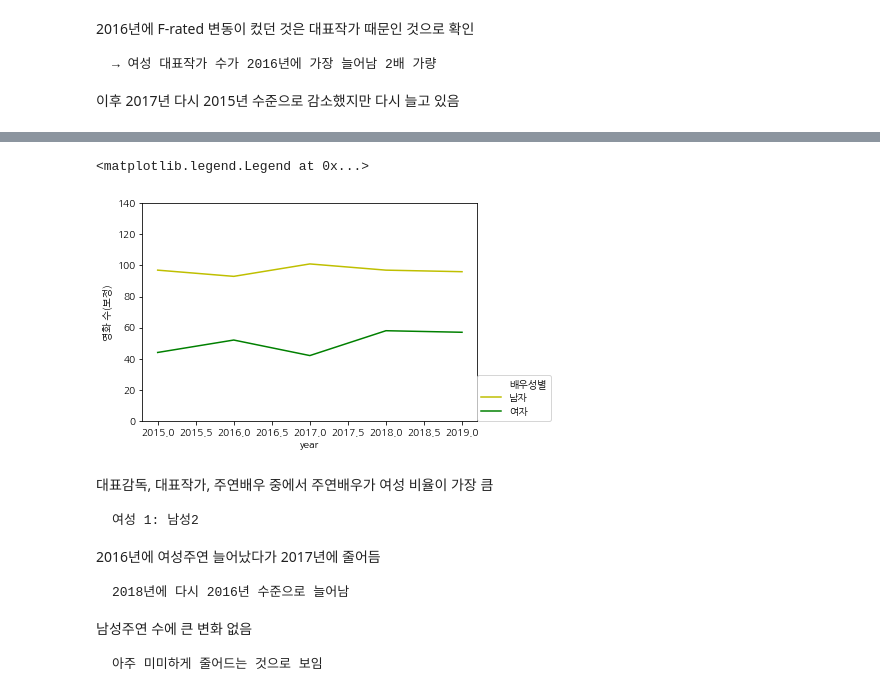
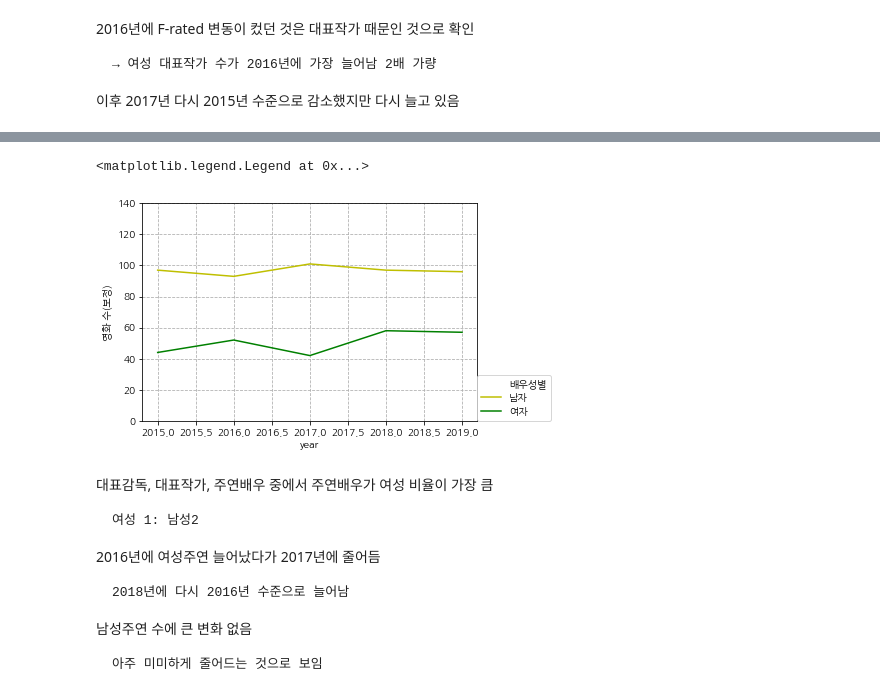
Before and after one commit to kim4pb/Female-led-Korean-Films, a Jupyter notebook: 03.ButterKnife/F-rated_성비_연도별_상영횟수등급.ipynb, the cells around one changed output, grey strips where cells are left out. Saved outputs shown, nothing was run; the diff lists cells and outputs as text; code cells hidden in the pictures.

```diff
--- a/03.ButterKnife/F-rated_성비_연도별_상영횟수등급.ipynb
+++ b/03.ButterKnife/F-rated_성비_연도별_상영횟수등급.ipynb
@@ -872,7 +1032,7 @@ df['month'] = pd.to_datetime(df['개봉일']).dt.month
 df['day'] = pd.to_datetime(df['개봉일']).dt.day
 df['weekday'] = pd.to_datetime(df['개봉일']).dt.dayofweek
 df['weekday_name'] = pd.to_datetime(df['개봉일']).dt.weekday_name
-
+df['year-month'] = df['개봉일'].apply(lambda x: x[:7])
 # df = df.drop('dayofweek', axis=1)
 # df = df.rename(columns={'weekday':'weekday_name'})
 print(df.shape)
@@ -1002,17 +1271,18 @@ plt.legend(loc=[1,0])
 # %%
 ### 연도별 주연배우 성비 변화 추이
 data = df.groupby(['year', '배우성별'])['영화코드'].size().reset_index()
 data = data.rename(columns={'영화코드': '영화 수'})
 # 2019년 영화 수 보정값 컬럼 생성 (9~12월치 추산)
 data['영화 수(보정)'] = data['영화 수']
 data.loc[data['year'] == 2019, '영화 수(보정)'] = data['영화 수'] * 3/2
 
 ax = sns.lineplot(x='year', y='영화 수(보정)', hue='배우성별', data=data, palette=['y', 'g'])
 plt.ylim([0, 140])
+plt.grid(linestyle='--')
 plt.legend(loc=[1,0])
 # %% [output]
 <matplotlib.legend.Legend at 0x...>
-[figure, old version]
+[figure, new version]
 # %% [markdown]
 대표감독, 대표작가, 주연배우 중에서 주연배우가 여성 비율이 가장 큼
 
```
Also changed, not shown: parts of 39 cells of this notebook, 1 other file.
